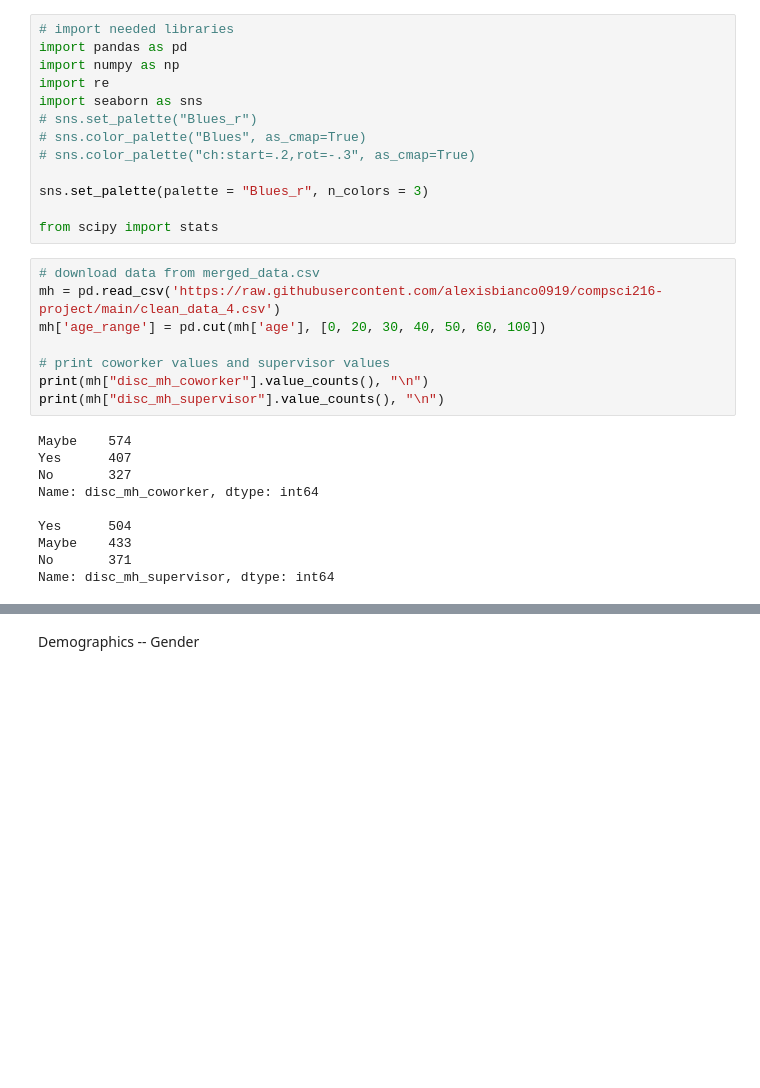
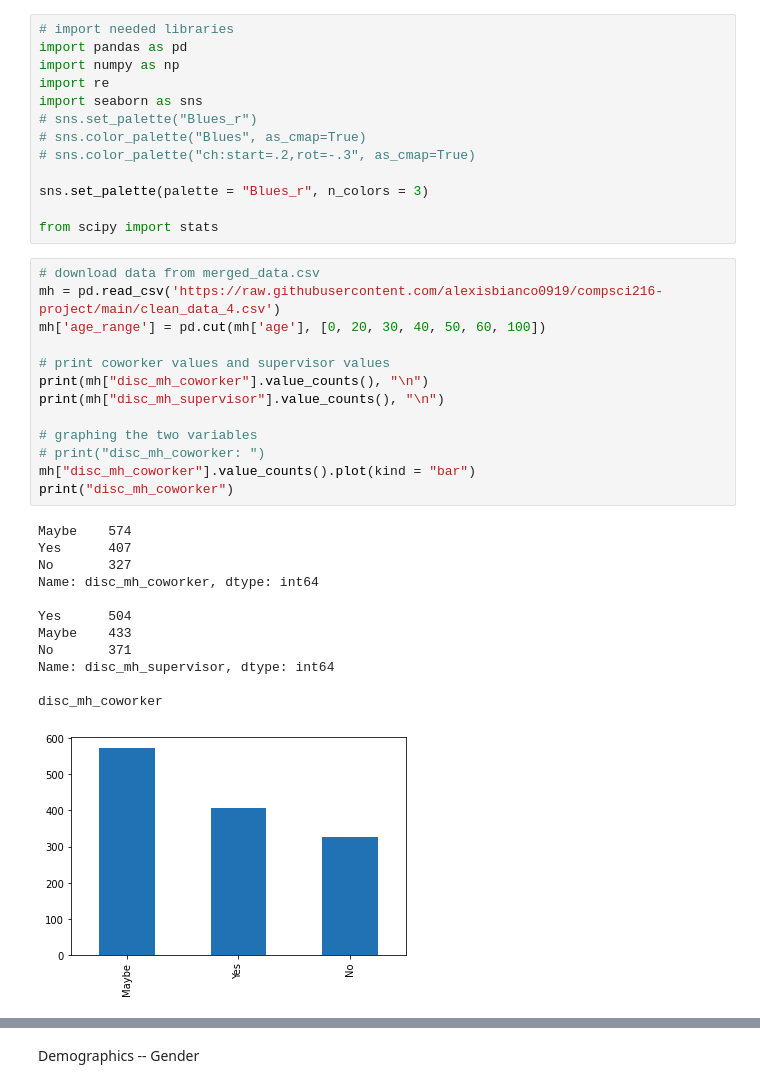
Before and after one commit to alexisbianco0919/compsci216-project, a Jupyter notebook: discussing_mh.ipynb, the cells around one changed output, grey strips where cells are left out. Drawn from its saved outputs; the diff is of its cells as text; blank space fills up the shorter version.

Commit message:
added graphs for sup vs. co

```diff
--- a/discussing_mh.ipynb
+++ b/discussing_mh.ipynb
@@ -18,18 +18,26 @@ from scipy import stats
 # %%
 # download data from merged_data.csv
 mh = pd.read_csv('https://raw.githubusercontent.com/alexisbianco0919/compsci216-project/main/clean_data_4.csv')
 mh['age_range'] = pd.cut(mh['age'], [0, 20, 30, 40, 50, 60, 100])
 
 # print coworker values and supervisor values
 print(mh["disc_mh_coworker"].value_counts(), "\n")
 print(mh["disc_mh_supervisor"].value_counts(), "\n")
+
+# graphing the two variables
+# print("disc_mh_coworker: ")
+mh["disc_mh_coworker"].value_counts().plot(kind = "bar")
+print("disc_mh_coworker")
 # %% [output]
 Maybe    574
 Yes      407
 No       327
 Name: disc_mh_coworker, dtype: int64
 
 Yes      504
 Maybe    433
 No       371
 Name: disc_mh_supervisor, dtype: int64
+
+disc_mh_coworker
+[figure, added]
```
Also changed, not shown: parts of 1 cell of this notebook.
